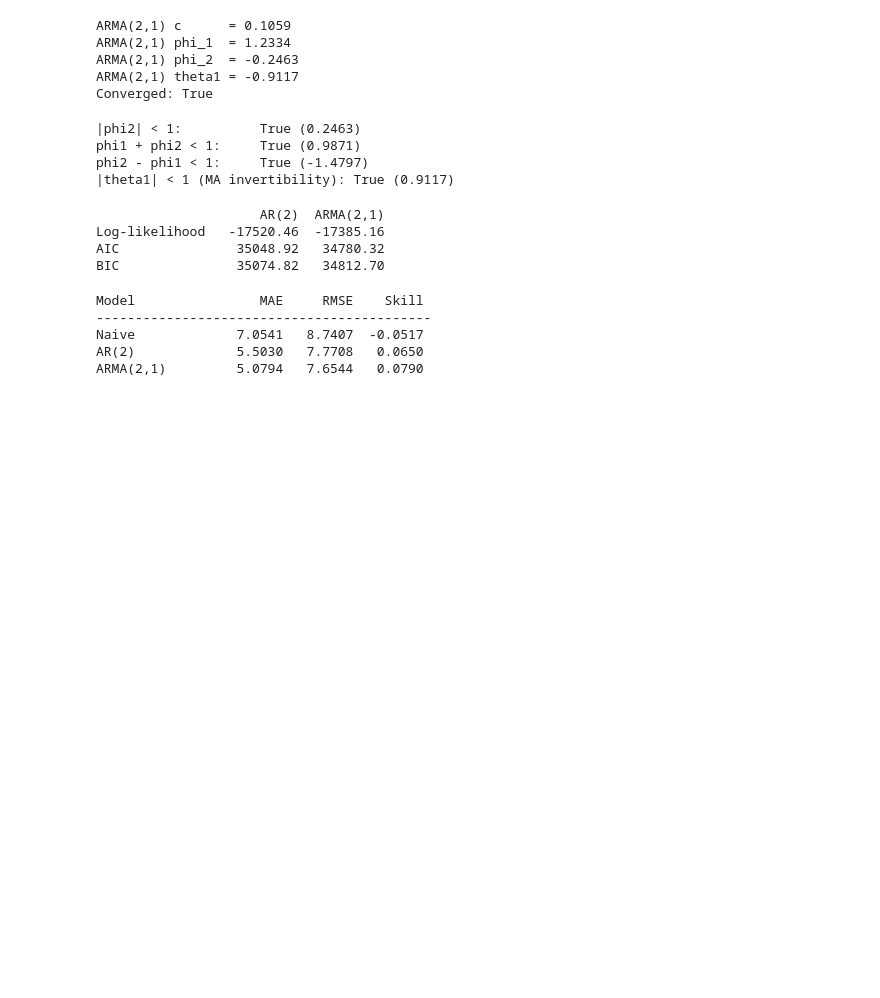
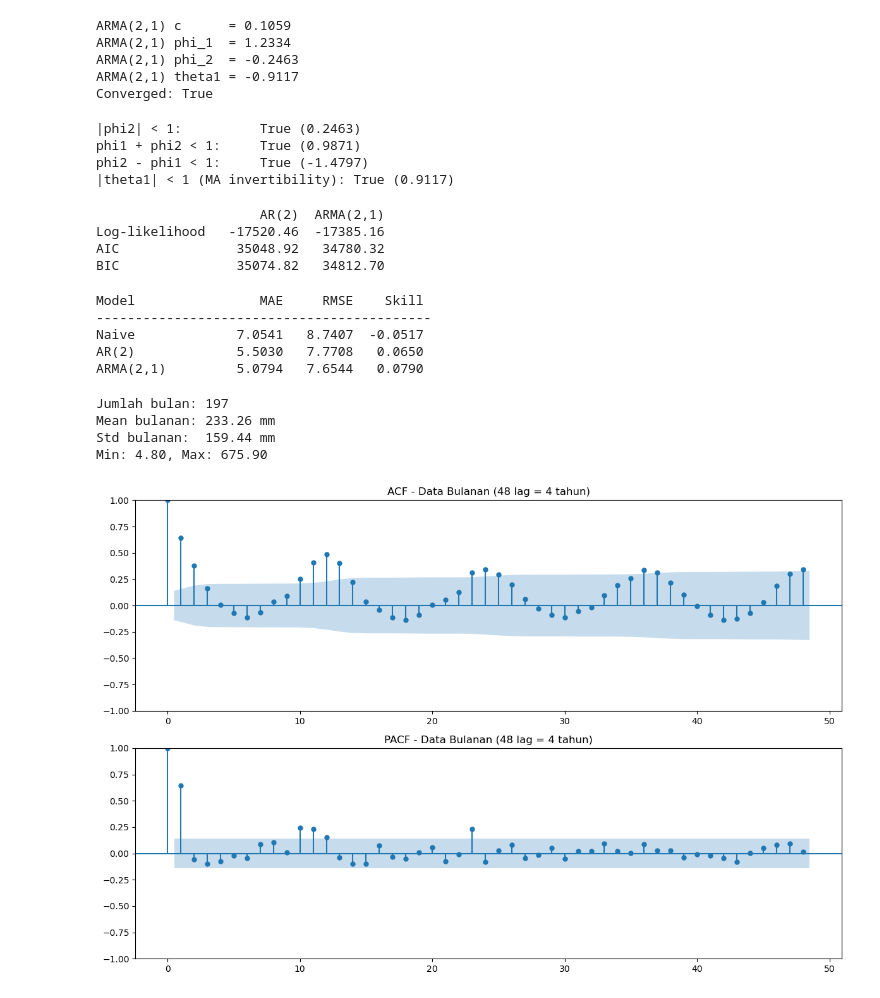
Before and after one commit to bariqjinan/rainfall-forecasting-bandung, a Jupyter notebook: notebooks/02_ar_model.ipynb, the cells around one changed output. Saved outputs shown, nothing was run; the diff lists cells and outputs as text; code cells hidden in the pictures; blank space fills up the shorter version.

Commit message:
fase 2: SARIMA(2,0,1)(1,0,1)[12] - implementasi dan komparasi AIC/BIC

```diff
--- a/notebooks/02_ar_model.ipynb
+++ b/notebooks/02_ar_model.ipynb
@@ -473,3 +473,32 @@ Model                MAE     RMSE    Skill
 Naive             7.0541   8.7407  -0.0517
 AR(2)             5.5030   7.7708   0.0650
 ARMA(2,1)         5.0794   7.6544   0.0790
+# %%
+df = pd.DataFrame({'date': pd.date_range('2010-01-01', periods=len(y), freq='D'),
+                   'precipitation_mm': y})
+df.set_index('date', inplace=True)
+
+y_monthly = df['precipitation_mm'].resample('ME').sum().values
+
+print(f"Jumlah bulan: {len(y_monthly)}")
+print(f"Mean bulanan: {y_monthly.mean():.2f} mm")
+print(f"Std bulanan:  {y_monthly.std():.2f} mm")
+print(f"Min: {y_monthly.min():.2f}, Max: {y_monthly.max():.2f}")
+# %% [output]
+Jumlah bulan: 197
+Mean bulanan: 233.26 mm
+Std bulanan:  159.44 mm
+Min: 4.80, Max: 675.90
+# %%
+from statsmodels.graphics.tsaplots import plot_acf, plot_pacf
+
+fig, axes = plt.subplots(2, 1, figsize=(12, 8))
+
+plot_acf(y_monthly, lags=48, ax=axes[0], title='ACF - Data Bulanan (48 lag = 4 tahun)')
+plot_pacf(y_monthly, lags=48, ax=axes[1], title='PACF - Data Bulanan (48 lag = 4 tahun)')
+
+plt.tight_layout()
+plt.savefig('../outputs/sarima_acf_pacf.png', dpi=150)
+plt.show()
+# %% [output]
+[figure, added]
```
Also changed, not shown: parts of 3 cells of this notebook, 1 other file.
